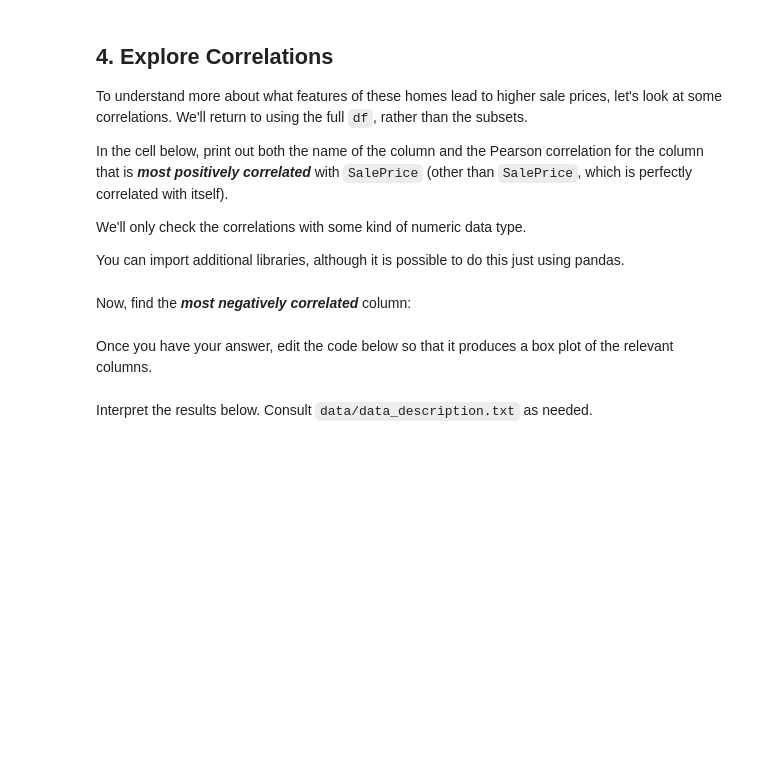
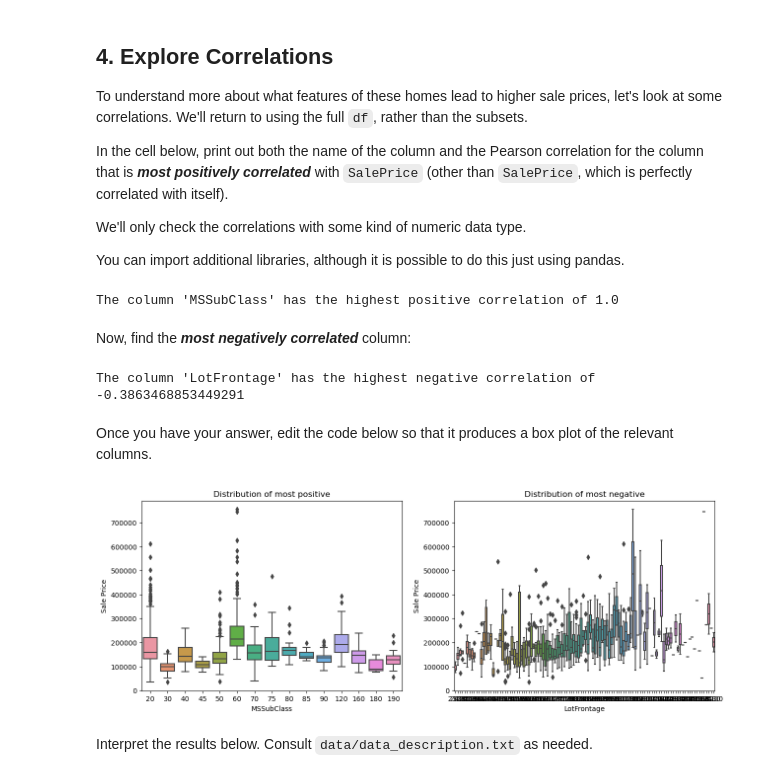
Before and after one commit to kennethnjenga600/moringa1, a Jupyter notebook: index.ipynb, the cells around one changed output. Cells and saved outputs as stored; diff of their text form; code cells hidden in the pictures; blank space fills up the shorter version.

```diff
--- a/index.ipynb
+++ b/index.ipynb
@@ -377,2 +392,10 @@ You can import additional libraries, although it is possible to do this just usi
+# %%
+# Your code here
+#df = pd.read_csv('data/ames.csv', index_col=0)
+most_pos_corr_col = corr.idxmax()[0]
+most_pos_corr = corr[most_pos_corr_col][0]
+print(f"The column '{most_pos_corr_col}' has the highest positive correlation of {most_pos_corr}")
+# %% [output]
+The column 'MSSubClass' has the highest positive correlation of 1.0
 # %% [markdown]
 Now, find the ***most negatively correlated*** column:
@@ -381,32 +402,43 @@ Now, find the ***most negatively correlated*** column:
+# %%
+# Your code here
+#df = pd.read_csv('data/ames.csv', index_col=0)
+#corr = df.corr()
+most_neg_corr_col = corr.idxmin()[0]
+most_neg_corr = corr[most_neg_corr_col][0]
+print(f"The column '{most_neg_corr_col}' has the highest negative correlation of {most_neg_corr}")
+# %% [output]
+The column 'LotFrontage' has the highest negative correlation of -0.3863468853449291
 # %% [markdown]
 Once you have your answer, edit the code below so that it produces a box plot of the relevant columns.
 # %%
 # Replace None with appropriate code
 
 import seaborn as sns
 
 fig, (ax1, ax2) = plt.subplots(ncols=2, figsize=(15,5))
 
 # Plot distribution of column with highest correlation
 sns.boxplot(
-    x=None,
+    x= df["MSSubClass"],
     y=df["SalePrice"],
     ax=ax1
 )
 # Plot distribution of column with most negative correlation
 sns.boxplot(
-    x=None,
+    x= df["LotFrontage"],
     y=df["SalePrice"],
     ax=ax2
 )
 
 # Customize labels
-ax1.set_title(None)
-ax1.set_xlabel(None)
+ax1.set_title(f"Distribution of most positive")
+ax1.set_xlabel("MSSubClass")
 ax1.set_ylabel("Sale Price")
-ax2.set_title(None)
-ax2.set_xlabel(None)
+ax2.set_title(f"Distribution of most negative")
+ax2.set_xlabel("LotFrontage")
 ax2.set_ylabel("Sale Price");
+# %% [output]
+[figure, added]
 # %% [markdown]
 Interpret the results below. Consult `data/data_description.txt` as needed.
 # %%
```
Also changed, not shown: parts of 12 cells of this notebook.
